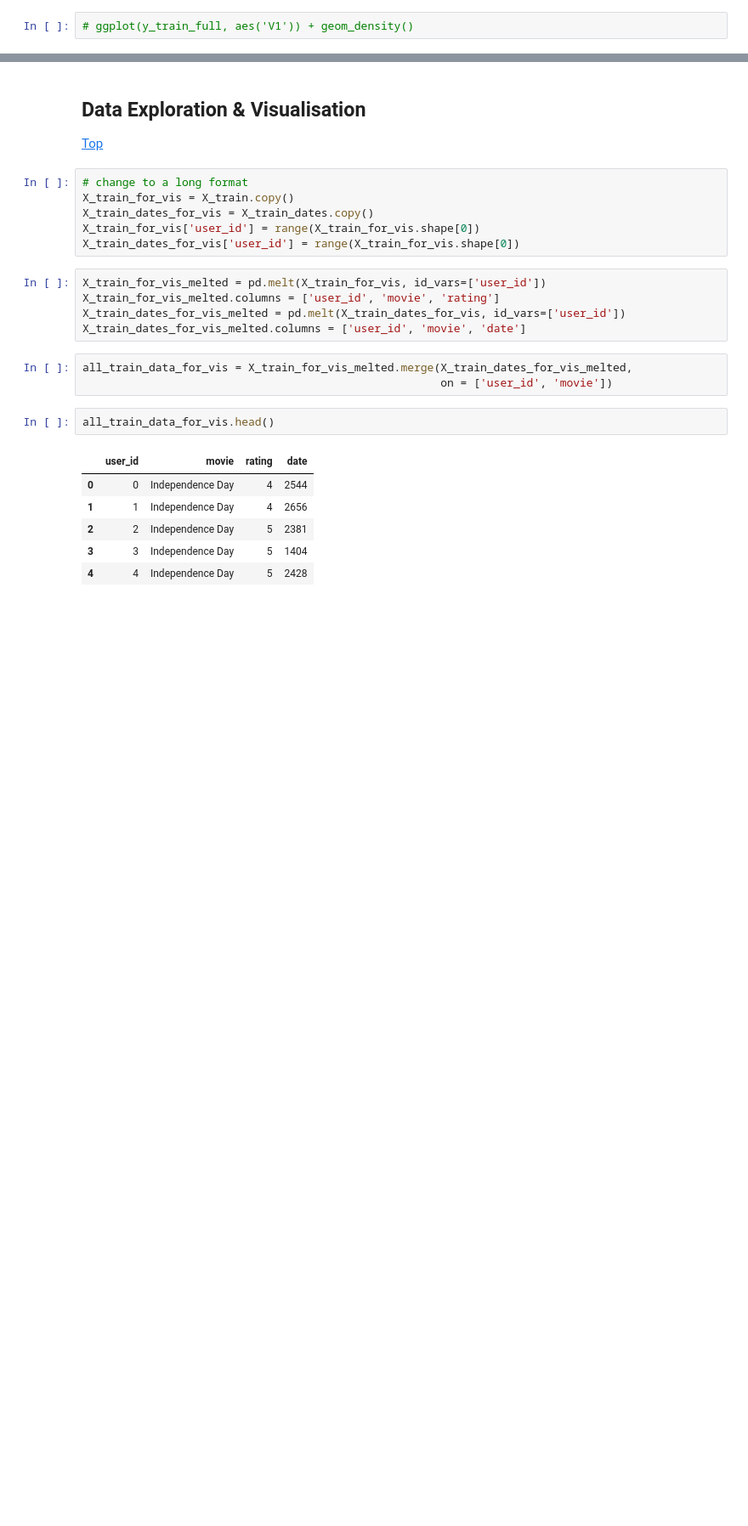
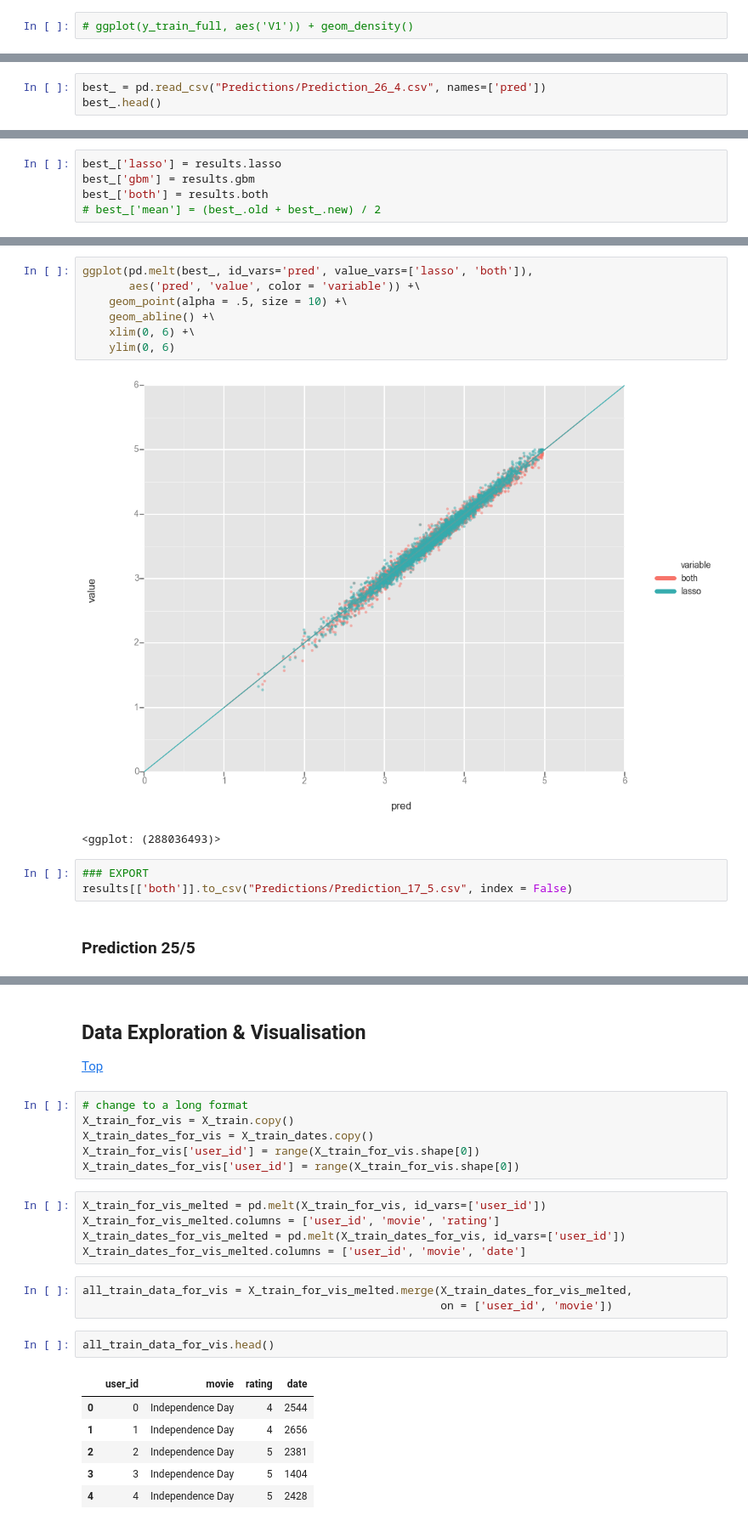
Before and after one commit to AvivNavon/Netflix-Prize, a Jupyter notebook: Netflix_Prize.ipynb, the cells around one changed output, grey strips where cells are left out. Shown at 85% size. Cells and saved outputs as stored; diff of their text form; blank space fills up the shorter version.

```diff
--- a/Netflix_Prize.ipynb
+++ b/Netflix_Prize.ipynb
@@ -717,0 +1465,3 @@ mean_pred.to_csv("Data/Prediction_26_4.csv", index = False)
+# %%
+best_ = pd.read_csv("Predictions/Prediction_26_4.csv", names=['pred'])
+best_.head()
@@ -717,0 +1475,5 @@ mean_pred.to_csv("Data/Prediction_26_4.csv", index = False)
+# %%
+best_['lasso'] = results.lasso
+best_['gbm'] = results.gbm
+best_['both'] = results.both
+# best_['mean'] = (best_.old + best_.new) / 2
@@ -717,0 +1497,15 @@ mean_pred.to_csv("Data/Prediction_26_4.csv", index = False)
+# %%
+ggplot(pd.melt(best_, id_vars='pred', value_vars=['lasso', 'both']),
+       aes('pred', 'value', color = 'variable')) +\
+    geom_point(alpha = .5, size = 10) +\
+    geom_abline() +\
+    xlim(0, 6) +\
+    ylim(0, 6)
+# %% [output]
+[figure, added]
+<ggplot: (288036493)>
+# %%
+### EXPORT
+results[['both']].to_csv("Predictions/Prediction_17_5.csv", index = False)
+# %% [markdown]
+### Prediction 25/5
```
Also changed, not shown: parts of 152 cells of this notebook.
